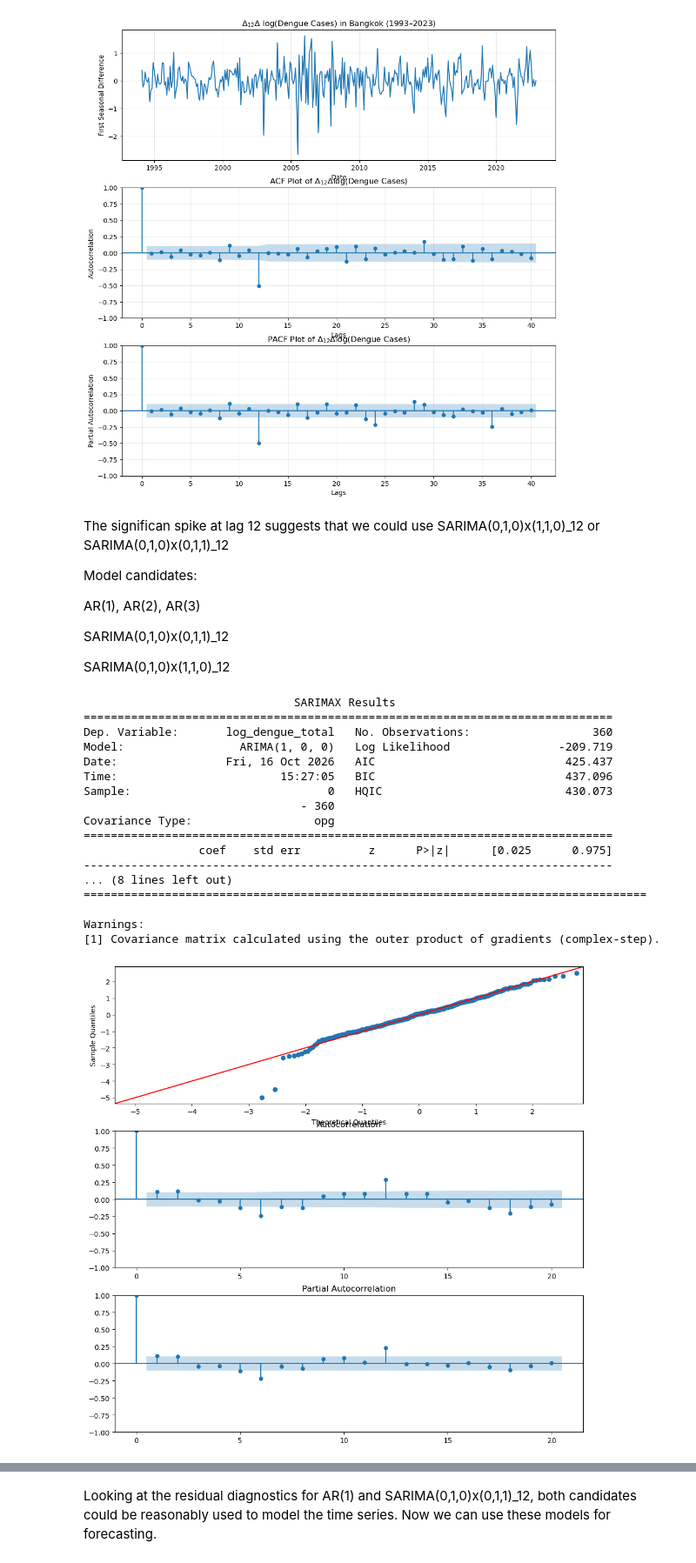
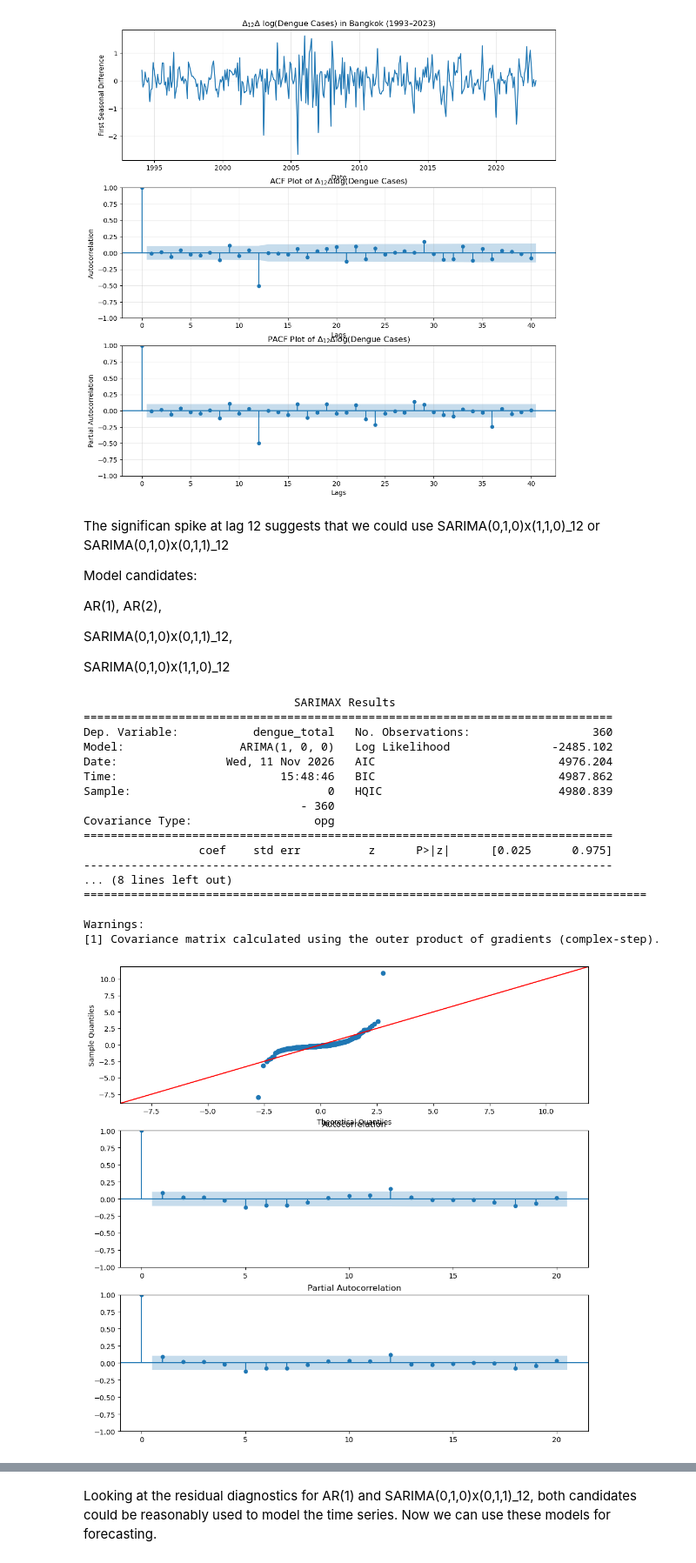
Before and after one commit to maxriback/740-Project, a Jupyter notebook: analysis/dengue_time_series.ipynb, the cells around one changed output, grey strips where cells are left out. Shown at 87% size. Cells and saved outputs as stored; diff of their text form; code cells hidden in the pictures.

```diff
--- a/analysis/dengue_time_series.ipynb
+++ b/analysis/dengue_time_series.ipynb
@@ -135,36 +98,2 @@ plt.show()
 # %% [markdown]
 No clear models are apparent from the above ACF/PACF plots, but the first order differencing seems to have dealt with the nonstationarity.  The consistently positive (partial)autocorrelation at lag 12 suggests that it may be useful to take a seasonal difference of order 12.
-# %%
-fig = plt.figure(figsize=(10,10))
-
-df["second_diff"] = df["first_diff"].diff()
-
-ax1 = fig.add_subplot(311)
-plt.plot(df["calendar_start_date"], df["second_diff"])
-plt.xlabel("Date")
-plt.ylabel("Second Difference")
-plt.title("$\Delta^2$ log(Dengue Cases) in Bangkok (1993–2023)")
-
-ax = plt.gca()
-ax.xaxis.set_major_locator(mdates.YearLocator(5))
-ax.xaxis.set_major_formatter(mdates.DateFormatter("%Y"))
-
-plt.grid(True, alpha=0.3)
-plt.tight_layout()
-
-ax2 = fig.add_subplot(312)
-plot_acf(df["second_diff"].dropna(), lags=40, ax=ax2)
-
-# 3. Customize and display
-plt.xlabel("Lags")
-plt.ylabel("Autocorrelation")
-plt.grid(True, alpha=0.3)
-
-ax3 = fig.add_subplot(313)
-plot_pacf(df["second_diff"].dropna(), lags=40, ax=ax3)
-
-# 3. Customize and display
-plt.xlabel("Lags")
-plt.ylabel("Partial Autocorrelation")
-plt.grid(True, alpha=0.3)
-plt.show()
@@ -217,42 +142,42 @@ The significan spike at lag 12 suggests that we could use SARIMA(0,1,0)x(1,1,0)_
 
 Model candidates:
 
-AR(1), AR(2), AR(3)
+AR(1), AR(2),
 
-SARIMA(0,1,0)x(0,1,1)_12
+SARIMA(0,1,0)x(0,1,1)_12,
 
 SARIMA(0,1,0)x(1,1,0)_12
 # %%
 # AR(1) Model
-ar1_model = ARIMA(df["log_dengue_total"].dropna(), order=(1,0,0)).fit()
+ar1_model = ARIMA(df["dengue_total"].dropna(), order=(1,0,0)).fit()
 print(ar1_model.summary())
 
 # Diagnostic Plots for AR(1) Model
 fig = plt.figure(figsize=(12, 12))
 ax1 = fig.add_subplot(311)
 fig = qqplot(ar1_model.resid, line='45', ax=ax1, fit=True)
 ax2 = fig.add_subplot(312)
 fig = plot_acf(ar1_model.resid, lags=20, ax=ax2)
 ax3 = fig.add_subplot(313)
 fig = plot_pacf(ar1_model.resid, lags=20, ax=ax3)
 # %% [output]
                                SARIMAX Results
 ==============================================================================
-Dep. Variable:       log_dengue_total   No. Observations:                  360
-Model:                 ARIMA(1, 0, 0)   Log Likelihood                -209.719
-Date:                Fri, 16 Oct 2026   AIC                            425.437
-Time:                        15:27:05   BIC                            437.096
-Sample:                             0   HQIC                           430.073
+Dep. Variable:           dengue_total   No. Observations:                  360
+Model:                 ARIMA(1, 0, 0)   Log Likelihood               -2485.102
+Date:                Wed, 11 Nov 2026   AIC                           4976.204
+Time:                        15:48:46   BIC                           4987.862
+Sample:                             0   HQIC                          4980.839
                                 - 360
 Covariance Type:                  opg
 ==============================================================================
                  coef    std err          z      P>|z|      [0.025      0.975]
 ------------------------------------------------------------------------------
 ... (8 lines left out)
 ===================================================================================
 
 Warnings:
 [1] Covariance matrix calculated using the outer product of gradients (complex-step).
-[figure, old version]
+[figure, new version]
 # %%
 # SARIMA(0,1,0)x(0,1,1,12) Model
```
Also changed, not shown: parts of 11 cells of this notebook.
